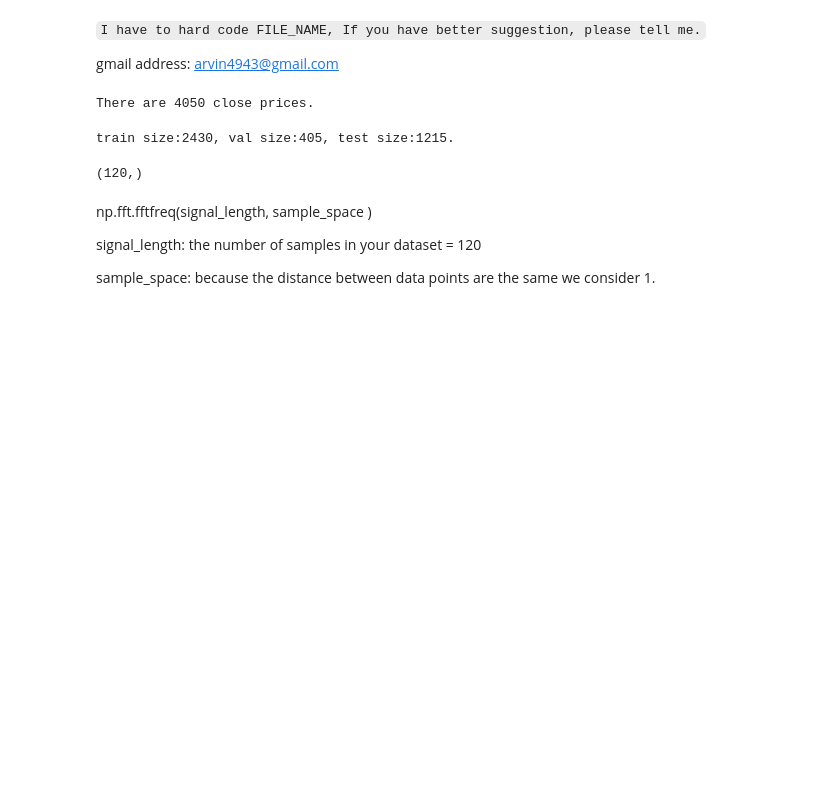
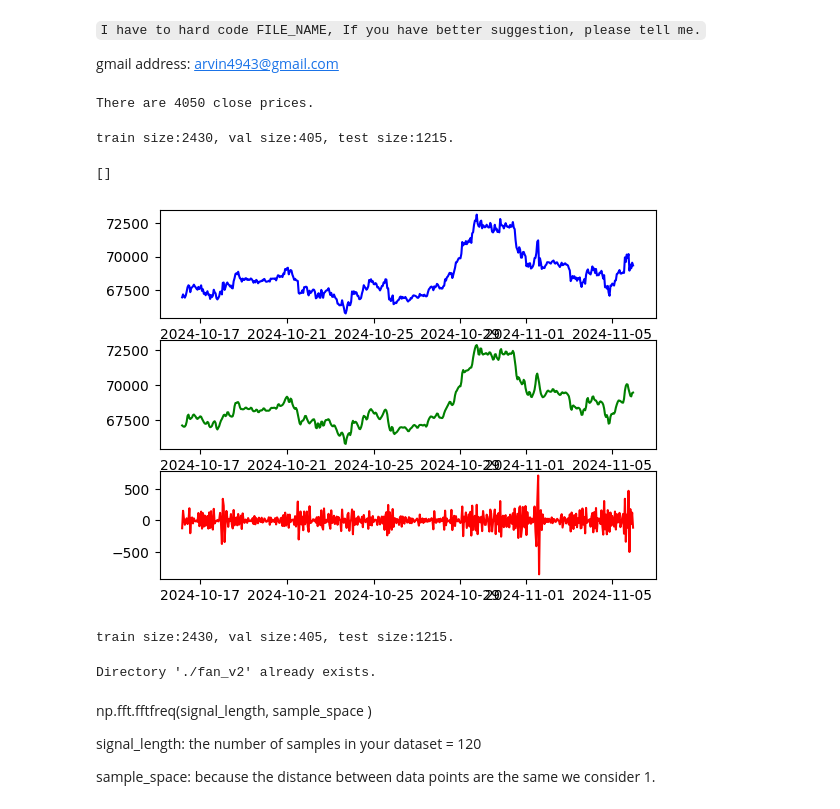
Before and after one commit to ArvinEsfandiari/RevIN-MACD-CNNxLSTM, a Jupyter notebook: src/FAN/fan_v1.ipynb, the cells around one changed output. Drawn from its saved outputs; the diff is of its cells as text; code cells hidden in the pictures; blank space fills up the shorter version.

```diff
--- a/src/FAN/fan_v1.ipynb
+++ b/src/FAN/fan_v1.ipynb
@@ -49,6 +49,49 @@ assert len(train) + len(val) + len(test) == len(df), f"The dimension of price is
 print(f'train size:{train.size}, val size:{val.size}, test size:{test.size}.')
 # %% [output]
 train size:2430, val size:405, test size:1215.
+# %%
+os.getcwd()
+os.chdir('..')
+os.chdir('denoise')
+from dwt import *
+os.chdir('..')
+os.chdir('FAN')
+
+df[f'smoothed_data_{TRADE_PRICE}'] = wavelet_denoising(df[f'{TRADE_PRICE}'])
+df['noise'] = df[f'{TRADE_PRICE}'] - df[f'smoothed_data_{TRADE_PRICE}']
+
+import matplotlib.pyplot as plt
+# fig = plt.figure(figsize=(8,6))
+fig, axs = plt.subplots(3)
+
+axs[0].plot(df[f'{TRADE_PRICE}'].iloc[-500:], color = 'blue')
+axs[1].plot(df[f'smoothed_data_{TRADE_PRICE}'].iloc[-500:], color = 'green')
+axs[2].plot(df['noise'].iloc[-500:], color = 'red')
+plt.plot()
+# %% [output]
+[]
+[figure, added]
+# %%
+close_denoised = df[f'smoothed_data_{TRADE_PRICE}']
+train_denoised = close_denoised[:int(np.floor(TRAIN_SPLIT*len(close_denoised)))]
+val_denoised = close_denoised[int(np.ceil(TRAIN_SPLIT*len(close_denoised))): int(np.floor( (TRAIN_SPLIT+VAL_SPLIT)*len(close_denoised) ))]
+test_denoised = close_denoised[int(np.ceil((TRAIN_SPLIT+VAL_SPLIT)*len(close_denoised))):]
+assert len(train_denoised) + len(val_denoised) + len(test_denoised) == len(df), f"The dimension of price is dividable to SPLIT numbers. Splited len is:{len(train)+len(val)+len(test)} but df len is:{len(df)} "
+print(f'train size:{train_denoised.size}, val size:{val_denoised.size}, test size:{test_denoised.size}.')
+# %% [output]
+train size:2430, val size:405, test size:1215.
+# %%
+path = f'./{FILE_NAME}'
+
+try:
+    os.mkdir(path)
+    print(f"Directory '{path}' created successfully.")
+except FileExistsError:
+    print(f"Directory '{path}' already exists.")
+except Exception as e:
+    print(f"An error occurred: {e}")
+# %% [output]
+Directory './fan_v2' already exists.
 # %%
 import torch
 # %%
@@ -72,4 +116,0 @@ xs, ys = create_sequence(train)
-# %%
-xs[0,:].shape
-# %% [output]
-(120,)
```
Also changed, not shown: parts of 32 cells of this notebook, 9 other files.
